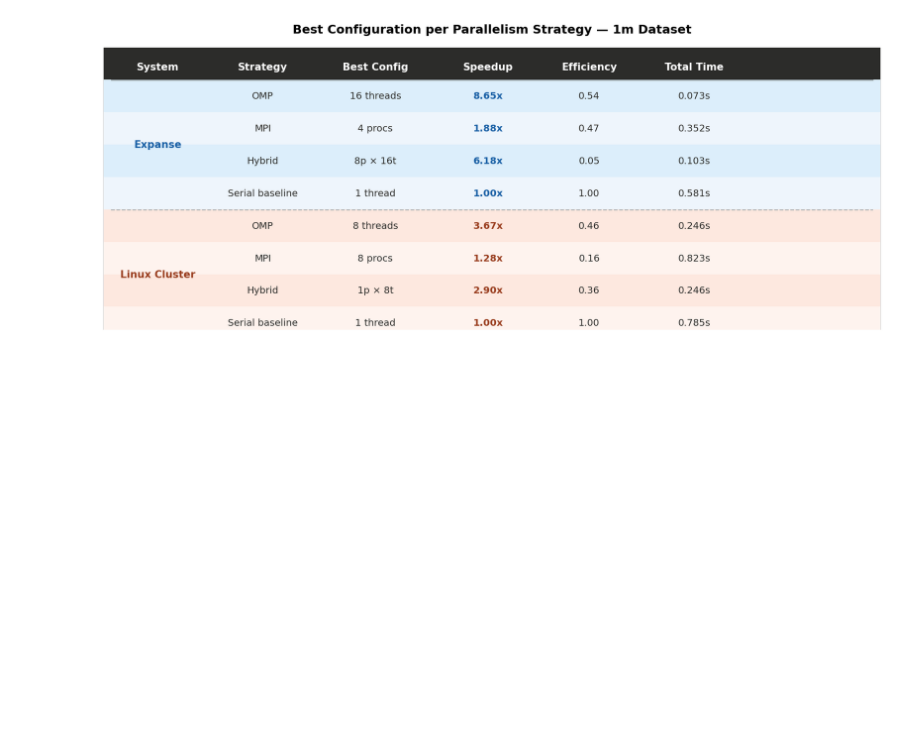
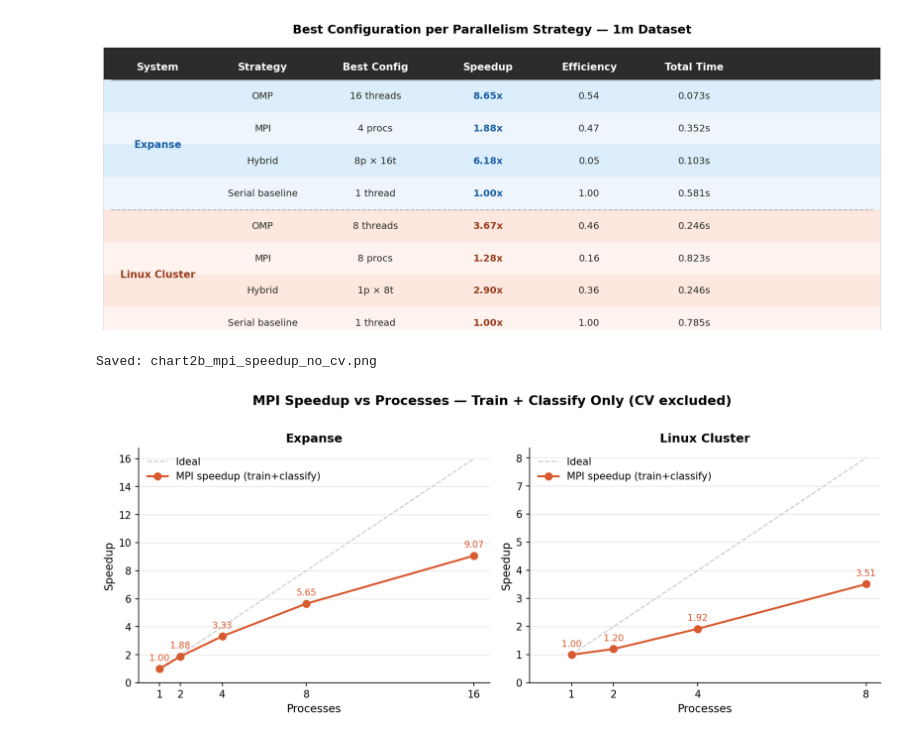
Before and after one commit to jhffmn82/IT388_parallel_processing_bayesian_classifier, a Jupyter notebook: DataVis.ipynb, the cells around one changed output. Drawn from its saved outputs; the diff is of its cells as text; code cells hidden in the pictures; blank space fills up the shorter version.

```diff
--- a/DataVis.ipynb
+++ b/DataVis.ipynb
@@ -669,3 +669,44 @@ finish(fig, "chart7_summary_table.png")
 # %% [output]
 Saved: chart7_summary_table.png
 [figure]
+# %%
+fig, axes = plt.subplots(1, 2, figsize=(11, 4.5), sharey=False)
+
+datasets = [
+    (expanse["mpi"], "Expanse"),
+    (cluster["mpi"],  "Linux Cluster"),
+]
+
+for ax, (df, title) in zip(axes, datasets):
+    df = df.copy()
+    df["compute"] = df["train"] + df["classify"]
+    baseline = df[df["procs"] == 1]["compute"].values[0]
+    df["compute_speedup"] = baseline / df["compute"]
+
+    x = df["procs"]
+    ideal = x
+
+    ax.plot(x, ideal, color=COLORS["ideal"], linewidth=1.2,
+            linestyle="--", label="Ideal")
+    ax.plot(x, df["compute_speedup"], color=COLORS["mpi"], marker="o",
+            label="MPI speedup (train+classify)")
+
+    for xi, yi in zip(x, df["compute_speedup"]):
+        ax.annotate(f"{yi:.2f}", xy=(xi, yi),
+                    xytext=(0, 8), textcoords="offset points",
+                    ha="center", fontsize=9, color=COLORS["mpi"])
+
+    ax.set_title(title)
+    ax.set_xlabel("Processes")
+    ax.set_ylabel("Speedup")
+    ax.set_xticks(x)
+    ax.set_xlim(left=0)
+    ax.set_ylim(bottom=0)
+    ax.legend()
+
+fig.suptitle("MPI Speedup vs Processes — Train + Classify Only (CV excluded)",
+             fontsize=13, fontweight="bold", y=1.01)
+finish(fig, "chart2b_mpi_speedup_no_cv.png")
+# %% [output]
+Saved: chart2b_mpi_speedup_no_cv.png
+[figure, added]
```
Also changed, not shown: parts of 1 cell of this notebook.
